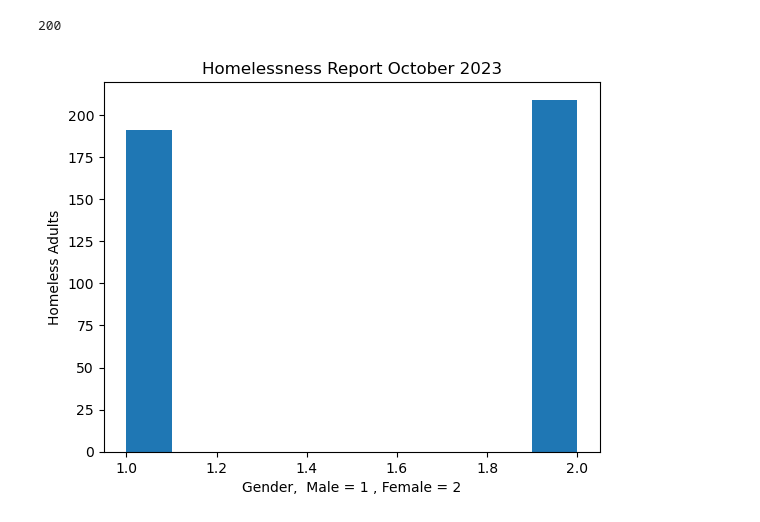
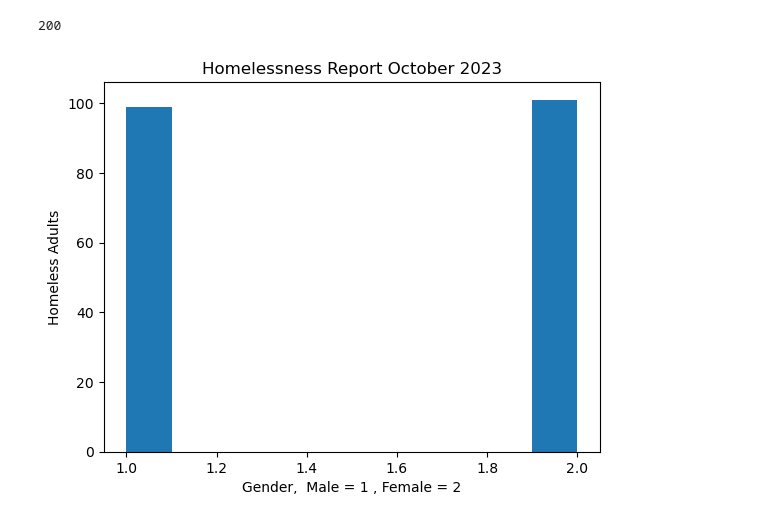
Before and after one commit to Sarahlouhast/PDA_Assignment, a Jupyter notebook: PfDA_Assignment.ipynb, the cells around one changed output. Drawn from its saved outputs; the diff is of its cells as text; code cells hidden in the pictures.

```diff
--- a/PfDA_Assignment.ipynb
+++ b/PfDA_Assignment.ipynb
@@ -391,11 +370,11 @@ len(Gender)
 # %% [output]
 200
 # %%
-x = np.random.randint(1,3, 400)
+x = Gender
 plt.hist(x)
 plt.ylabel('Homeless Adults')
 plt.xlabel('Gender,  Male = 1 , Female = 2')
 plt.title('Homelessness Report October 2023')
 plt.show()
 # %% [output]
-[figure, old version]
+[figure, new version]
```
Also changed, not shown: parts of 73 cells of this notebook, 1 other file.
